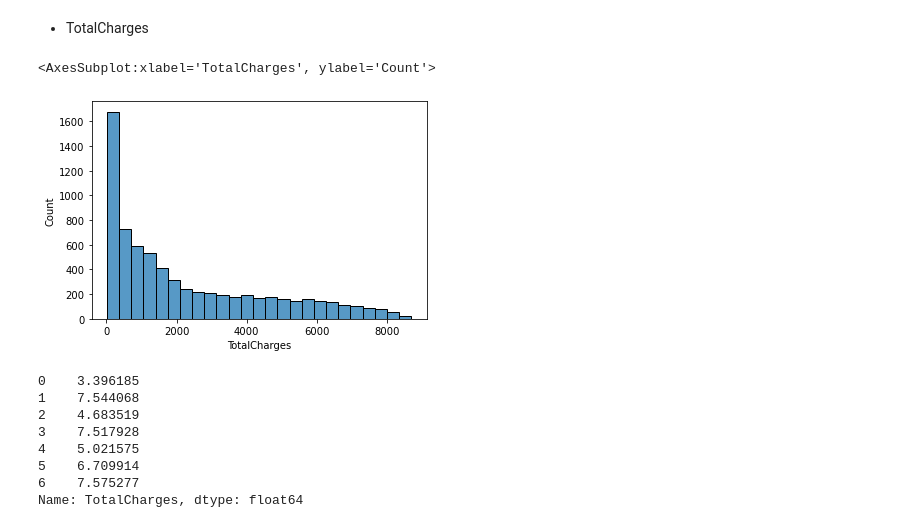
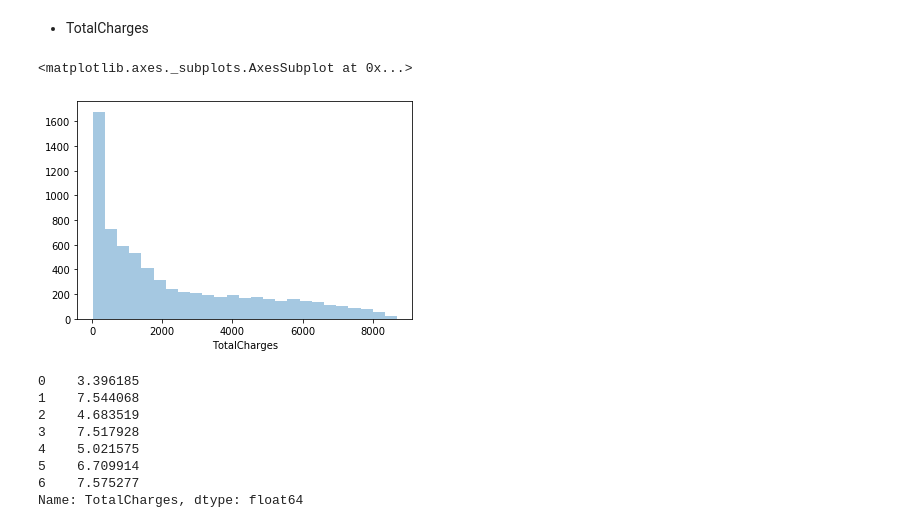
Before and after one commit to georgek2/Deep_Learning, a Jupyter notebook: Customer_Churn/telco.ipynb, the cells around one changed output. Saved outputs shown, nothing was run; the diff lists cells and outputs as text; code cells hidden in the pictures.

```diff
--- a/Customer_Churn/telco.ipynb
+++ b/Customer_Churn/telco.ipynb
@@ -71,10 +81,10 @@ dtype('float64')
 + TotalCharges
 # %%
 # Plot distribution
-sns.histplot(data['TotalCharges'])
+sns.distplot(data['TotalCharges'], kde=False)
 # %% [output]
-<AxesSubplot:xlabel='TotalCharges', ylabel='Count'>
+<matplotlib.axes._subplots.AxesSubplot at 0x...>
-[figure, old version]
+[figure, new version]
 # %%
 data['TotalCharges'] = np.log(data['TotalCharges'])
 data['TotalCharges'].head(7)
```
Also changed, not shown: parts of 40 cells of this notebook, 3 other files.
